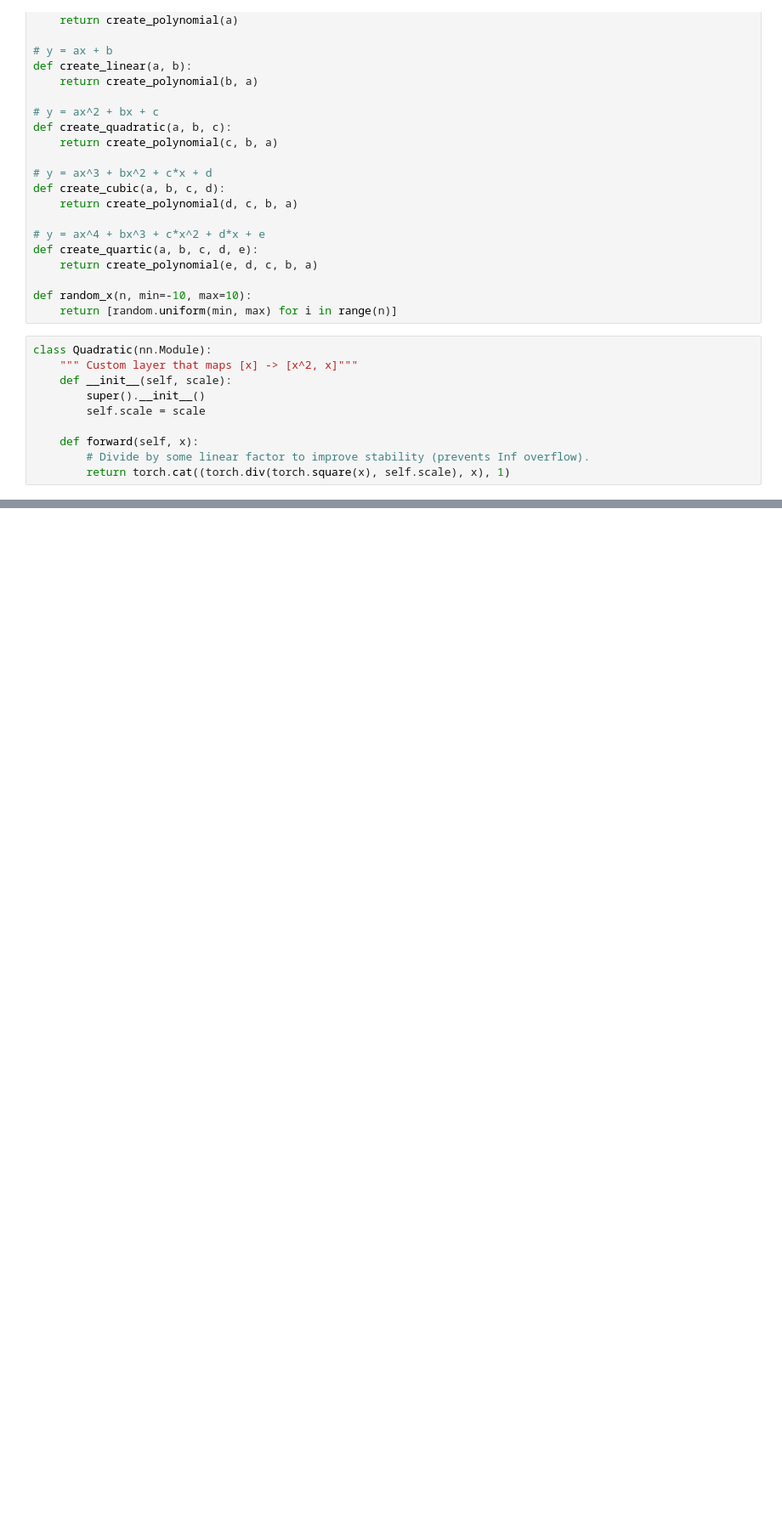
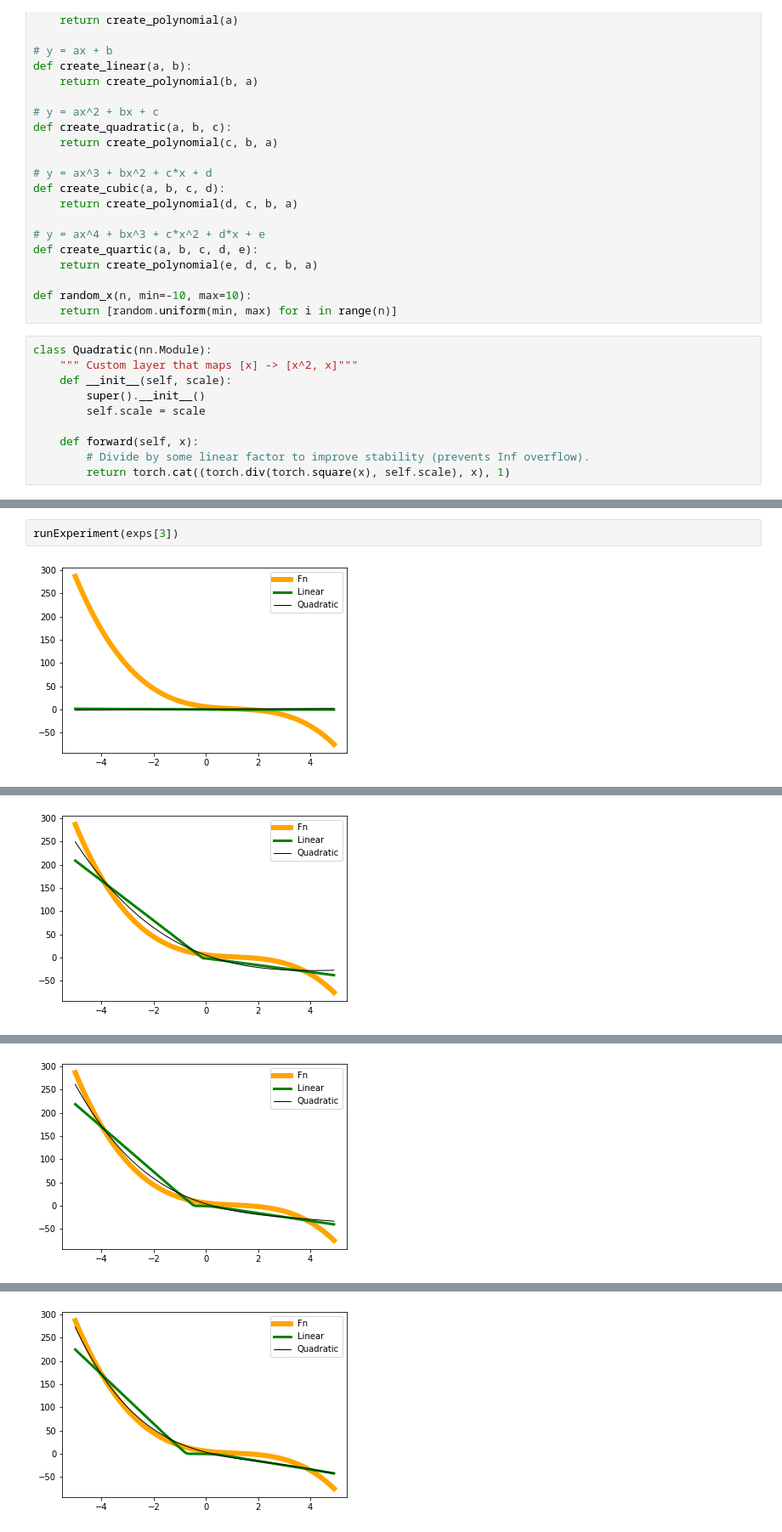
Before and after one commit to alanoursland/quadratic-networks, a Jupyter notebook: polynomials.ipynb, the cells around one changed output, grey strips where cells are left out. Shown at 85% size. Drawn from its saved outputs; the diff is of its cells as text; blank space fills up the shorter version.

```diff
--- a/polynomials.ipynb
+++ b/polynomials.ipynb
@@ -293,0 +353,4 @@ plt.legend()
+# %%
+runExperiment(exps[3])
+# %% [output]
+[figure, added]
@@ -293,0 +358 @@ plt.legend()
+[figure, added]
@@ -293,0 +360 @@ plt.legend()
+[figure, added]
@@ -293,0 +362 @@ plt.legend()
+[figure, added]
```
Also changed, not shown: parts of 12 cells of this notebook.
